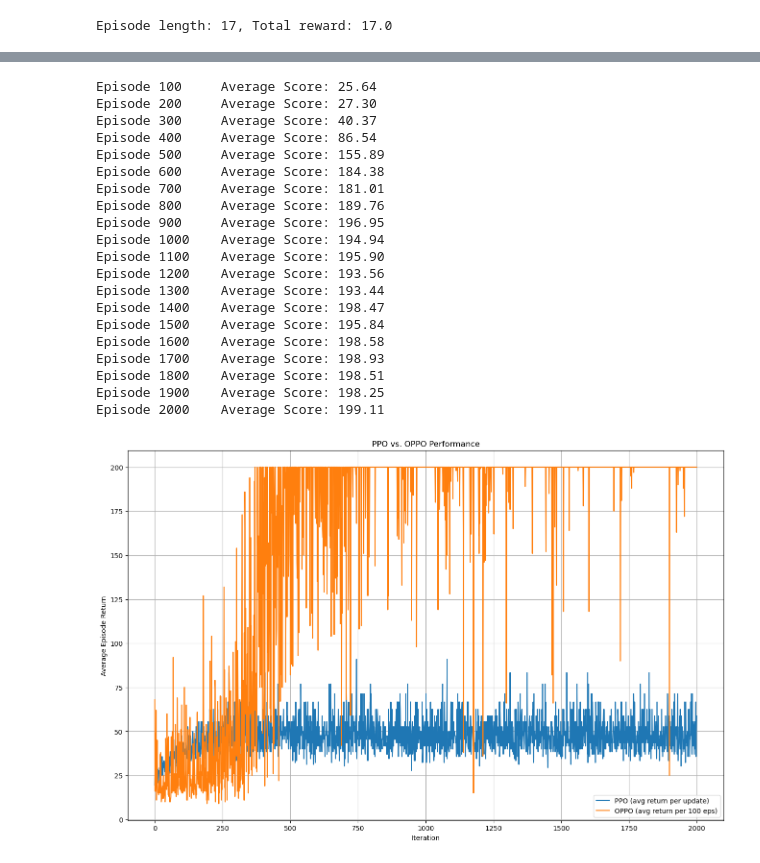
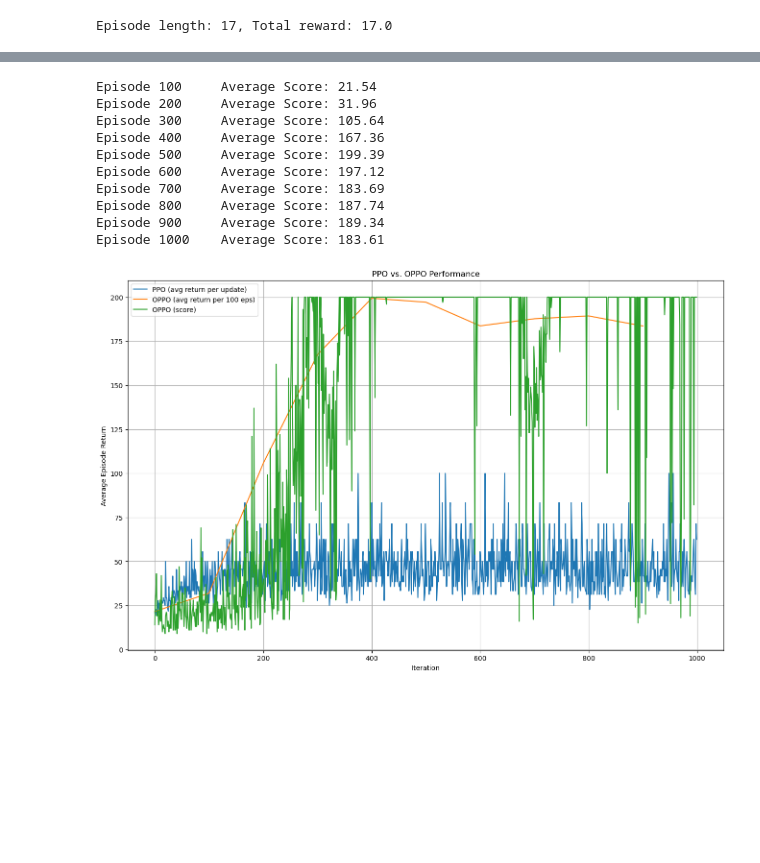
Before and after one commit to yk985/RL-RLHF, a Jupyter notebook: Trajectory_gen.ipynb, the cells around one changed output, grey strips where cells are left out. Saved outputs shown, nothing was run; the diff lists cells and outputs as text; code cells hidden in the pictures; blank space fills up the shorter version.

```diff
--- a/Trajectory_gen.ipynb
+++ b/Trajectory_gen.ipynb
@@ -215,49 +227,38 @@ avg_scores_oppo = [
     np.mean(scores_oppo[i : i + print_every])
     for i in range(0, len(scores_oppo), print_every)
 ]
-
-
-
-import matplotlib.pyplot as plt
-
-plt.figure()
-plt.plot(
-    np.arange(len(avg_returns)), avg_returns,
-    label="PPO (avg return per update)"
-)
-plt.plot(
-    np.arange(len(avg_scores_oppo)), avg_scores_oppo,
-    label=f"OPPO (avg return per {print_every} eps)"
-)
-plt.plot(
-    np.arange(len(scores_oppo)), scores_oppo,
-    label=f"OPPO (avg return per {print_every} eps)"
-)
-plt.xlabel("Iteration")
-plt.ylabel("Average Episode Return")
-plt.legend()
-plt.grid(True)
-plt.title("PPO vs. OPPO Performance")
-plt.show()
 # %% [output]
-Episode 100     Average Score: 25.64
-Episode 200     Average Score: 27.30
-Episode 300     Average Score: 40.37
-Episode 400     Average Score: 86.54
-Episode 500     Average Score: 155.89
-Episode 600     Average Score: 184.38
-Episode 700     Average Score: 181.01
-Episode 800     Average Score: 189.76
-Episode 900     Average Score: 196.95
-Episode 1000    Average Score: 194.94
-Episode 1100    Average Score: 195.90
-Episode 1200    Average Score: 193.56
-Episode 1300    Average Score: 193.44
-Episode 1400    Average Score: 198.47
-Episode 1500    Average Score: 195.84
-Episode 1600    Average Score: 198.58
-Episode 1700    Average Score: 198.93
-Episode 1800    Average Score: 198.51
-Episode 1900    Average Score: 198.25
-Episode 2000    Average Score: 199.11
+Episode 100     Average Score: 21.54
+Episode 200     Average Score: 31.96
+Episode 300     Average Score: 105.64
+Episode 400     Average Score: 167.36
+Episode 500     Average Score: 199.39
+Episode 600     Average Score: 197.12
+Episode 700     Average Score: 183.69
+Episode 800     Average Score: 187.74
+Episode 900     Average Score: 189.34
+Episode 1000    Average Score: 183.61
-[figure, removed]
+# %%
+import matplotlib.pyplot as plt
+
+plt.figure()
+plt.plot(
+    np.arange(len(avg_returns)), avg_returns,
+    label="PPO (avg return per update)"
+)
+plt.plot(
+    100*np.arange(len(avg_scores_oppo)), avg_scores_oppo,
+    label=f"OPPO (avg return per {print_every} eps)"
+)
+plt.plot(
+    np.arange(len(scores_oppo)), scores_oppo,
+    label=f"OPPO (score)"
+)
+plt.xlabel("Iteration")
+plt.ylabel("Average Episode Return")
+plt.legend()
+plt.grid(True)
+plt.title("PPO vs. OPPO Performance")
+plt.show()
+# %% [output]
+[figure, added]
```
Also changed, not shown: parts of 3 cells of this notebook, 1 other file.
